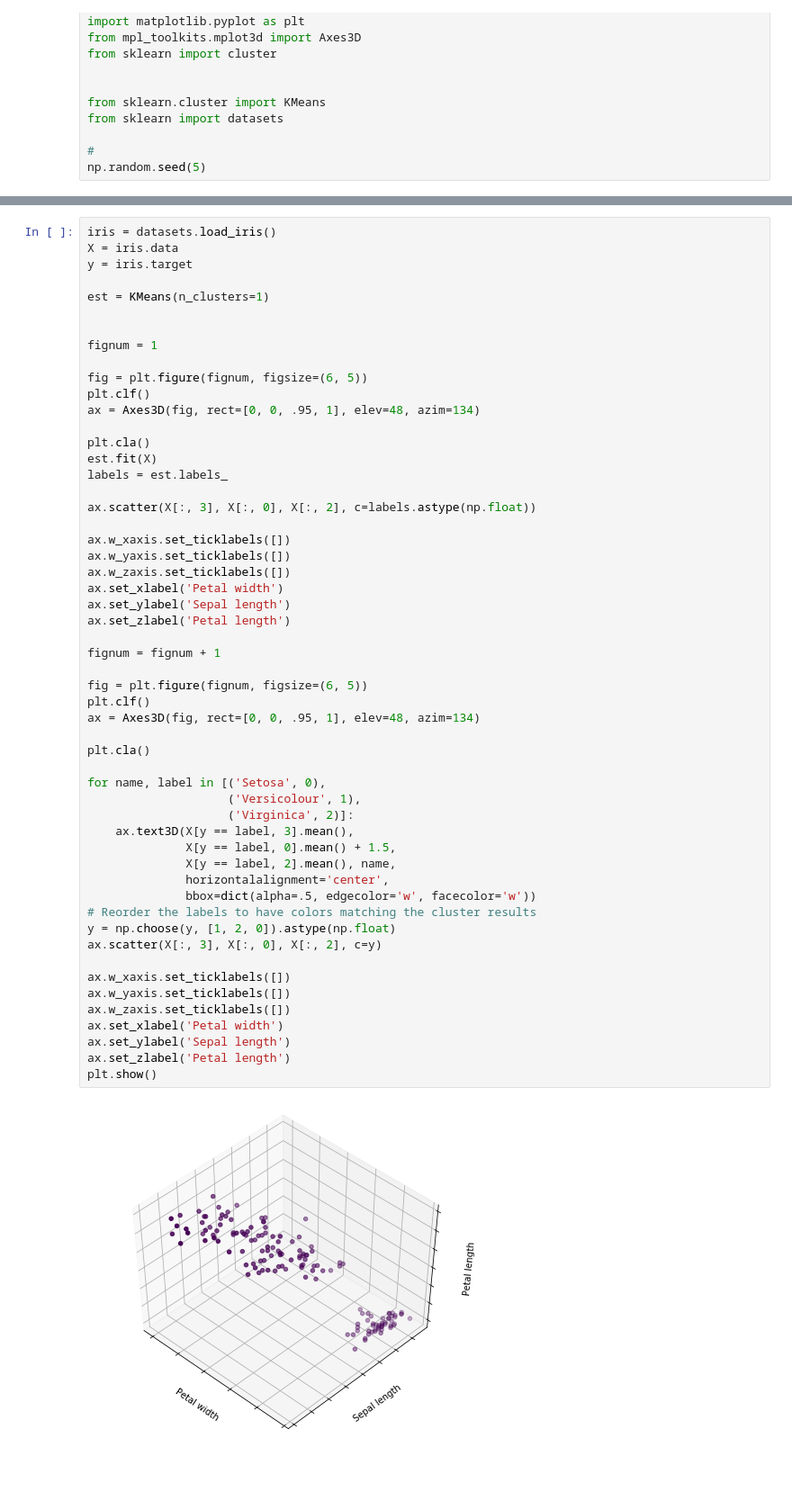
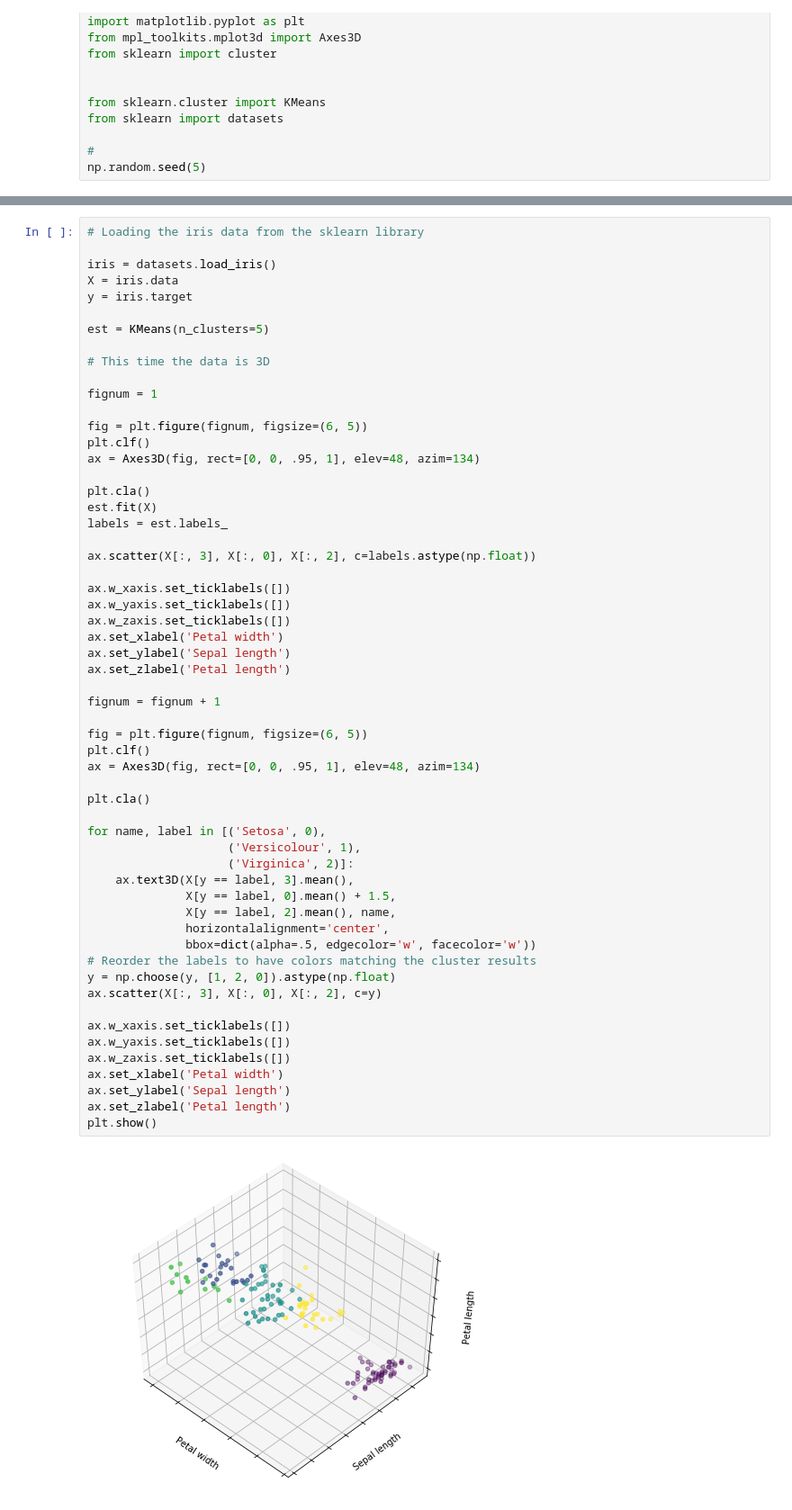
Before and after one commit to farbodj/PHY6795N, a Jupyter notebook: Exoplanets.ipynb, the cells around one changed output, grey strips where cells are left out. Shown: that part at 90% size. Drawn from its saved outputs; the diff is of its cells as text; blank space fills up the shorter version.

```diff
--- a/Exoplanets.ipynb
+++ b/Exoplanets.ipynb
@@ -52,10 +80,13 @@ plt.show()
 # %%
+# Loading the iris data from the sklearn library
+
 iris = datasets.load_iris()
 X = iris.data
 y = iris.target
 
-est = KMeans(n_clusters=1)
+est = KMeans(n_clusters=5)
 
+# This time the data is 3D
 
 fignum = 1
 
@@ -77,32 +108,32 @@ ax.set_ylabel('Sepal length')
 ax.set_zlabel('Petal length')
 
 fignum = fignum + 1
 
 fig = plt.figure(fignum, figsize=(6, 5))
 plt.clf()
 ax = Axes3D(fig, rect=[0, 0, .95, 1], elev=48, azim=134)
 
 plt.cla()
 
 for name, label in [('Setosa', 0),
                     ('Versicolour', 1),
                     ('Virginica', 2)]:
     ax.text3D(X[y == label, 3].mean(),
               X[y == label, 0].mean() + 1.5,
               X[y == label, 2].mean(), name,
               horizontalalignment='center',
               bbox=dict(alpha=.5, edgecolor='w', facecolor='w'))
 # Reorder the labels to have colors matching the cluster results
 y = np.choose(y, [1, 2, 0]).astype(np.float)
 ax.scatter(X[:, 3], X[:, 0], X[:, 2], c=y)
 
 ax.w_xaxis.set_ticklabels([])
 ax.w_yaxis.set_ticklabels([])
 ax.w_zaxis.set_ticklabels([])
 ax.set_xlabel('Petal width')
 ax.set_ylabel('Sepal length')
 ax.set_zlabel('Petal length')
 plt.show()
 # %% [output]
-[figure, old version]
+[figure, new version]
 [figure]
```
Also changed, not shown: parts of 7 cells of this notebook.
